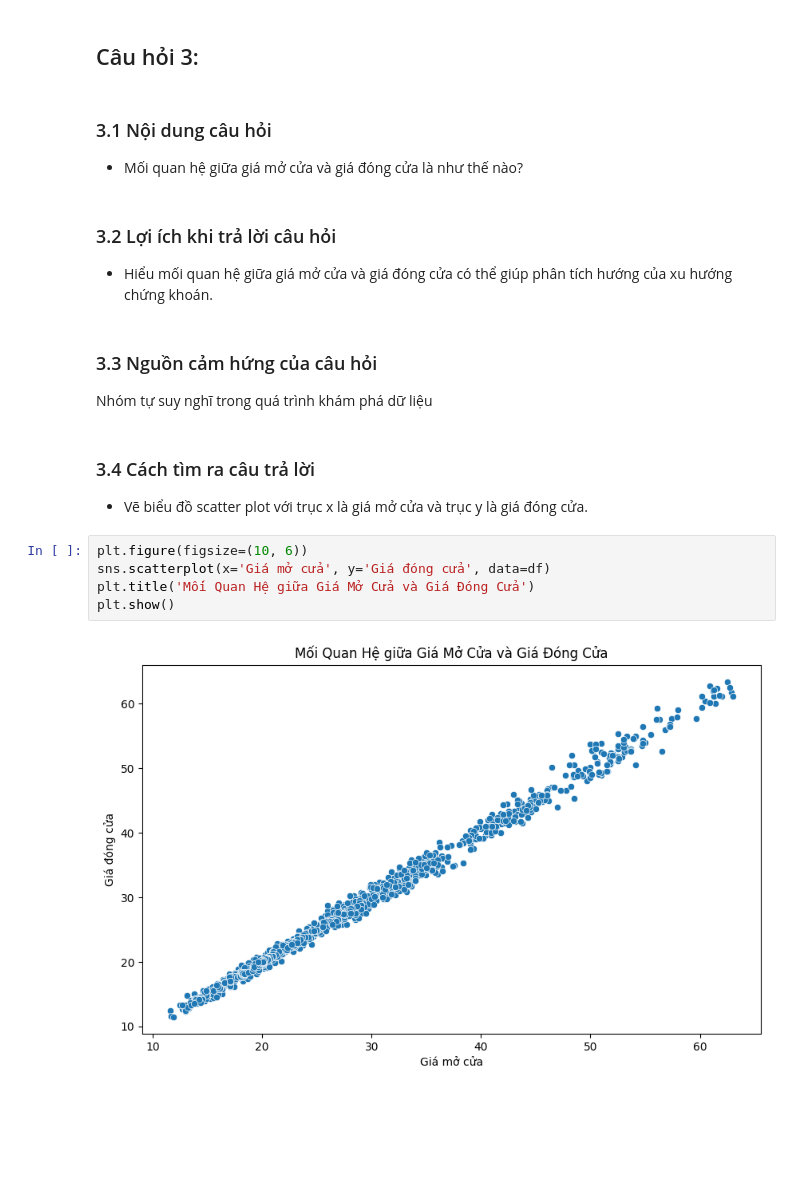
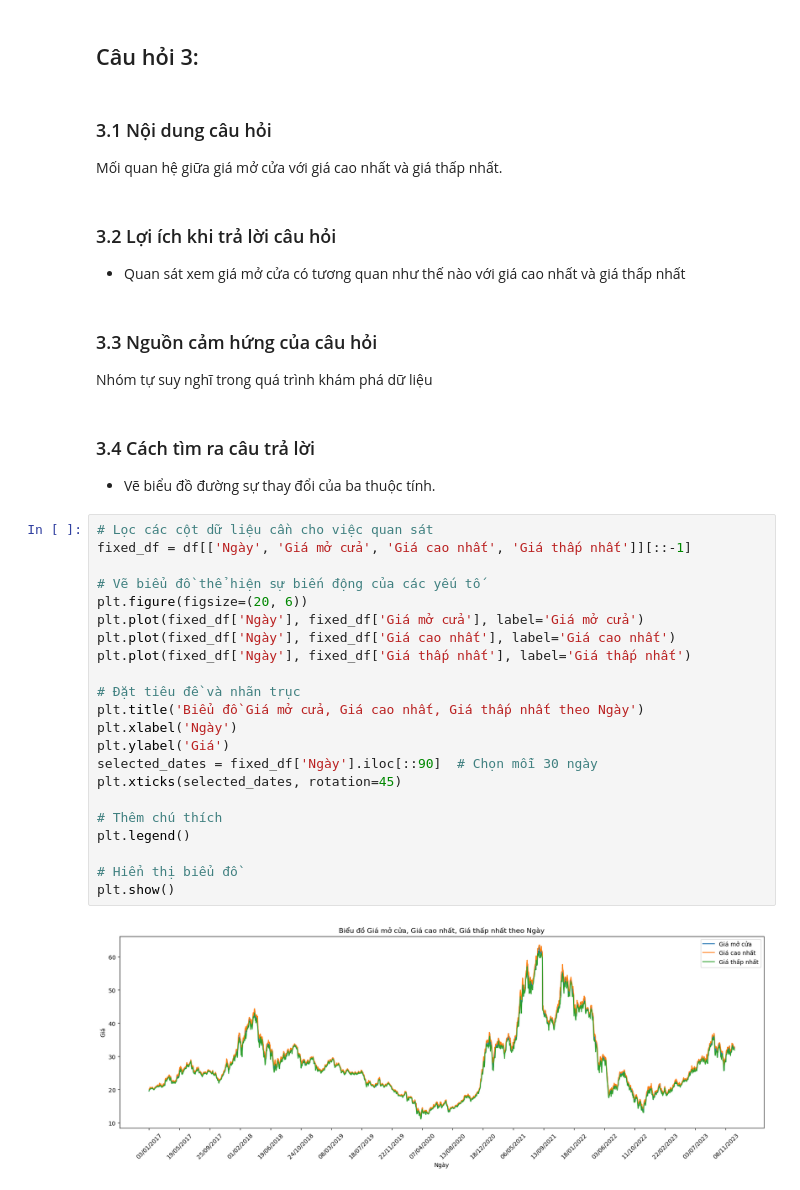
Before and after one commit to akhoa12345/stock-price, a Jupyter notebook: Problem-Framing.ipynb, the cells around one changed output. Cells and saved outputs as stored; diff of their text form; blank space fills up the shorter version.

```diff
--- a/Problem-Framing.ipynb
+++ b/Problem-Framing.ipynb
@@ -108,20 +105,37 @@ plt.show()
 ## Câu hỏi 3:
 # %% [markdown]
 ### 3.1 Nội dung câu hỏi
-- Mối quan hệ giữa giá mở cửa và giá đóng cửa là như thế nào?
+Mối quan hệ giữa giá mở cửa với giá cao nhất và giá thấp nhất.
 # %% [markdown]
 ### 3.2 Lợi ích khi trả lời câu hỏi
-- Hiểu mối quan hệ giữa giá mở cửa và giá đóng cửa có thể giúp phân tích hướng của xu hướng chứng khoán.
+- Quan sát xem giá mở cửa có tương quan như thế nào với giá cao nhất và giá thấp nhất
 # %% [markdown]
 ### 3.3 Nguồn cảm hứng của câu hỏi
 Nhóm tự suy nghĩ trong quá trình khám phá dữ liệu
 # %% [markdown]
 ### 3.4 Cách tìm ra câu trả lời
-- Vẽ biểu đồ scatter plot với trục x là giá mở cửa và trục y là giá đóng cửa.
+- Vẽ biểu đồ đường sự thay đổi của ba thuộc tính.
 # %%
-plt.figure(figsize=(10, 6))
-sns.scatterplot(x='Giá mở cửa', y='Giá đóng cửa', data=df)
-plt.title('Mối Quan Hệ giữa Giá Mở Cửa và Giá Đóng Cửa')
+# Lọc các cột dữ liệu cần cho việc quan sát
+fixed_df = df[['Ngày', 'Giá mở cửa', 'Giá cao nhất', 'Giá thấp nhất']][::-1]
+
+# Vẽ biểu đồ thể hiện sự biến động của các yếu tố
+plt.figure(figsize=(20, 6))
+plt.plot(fixed_df['Ngày'], fixed_df['Giá mở cửa'], label='Giá mở cửa')
+plt.plot(fixed_df['Ngày'], fixed_df['Giá cao nhất'], label='Giá cao nhất')
+plt.plot(fixed_df['Ngày'], fixed_df['Giá thấp nhất'], label='Giá thấp nhất')
+
+# Đặt tiêu đề và nhãn trục
+plt.title('Biểu đồ Giá mở cửa, Giá cao nhất, Giá thấp nhất theo Ngày')
+plt.xlabel('Ngày')
+plt.ylabel('Giá')
+selected_dates = fixed_df['Ngày'].iloc[::90]  # Chọn mỗi 30 ngày
+plt.xticks(selected_dates, rotation=45)
+
+# Thêm chú thích
+plt.legend()
+
+# Hiển thị biểu đồ
 plt.show()
 # %% [output]
-[figure, old version]
+[figure, new version]
```
Also changed, not shown: parts of 9 cells of this notebook.
